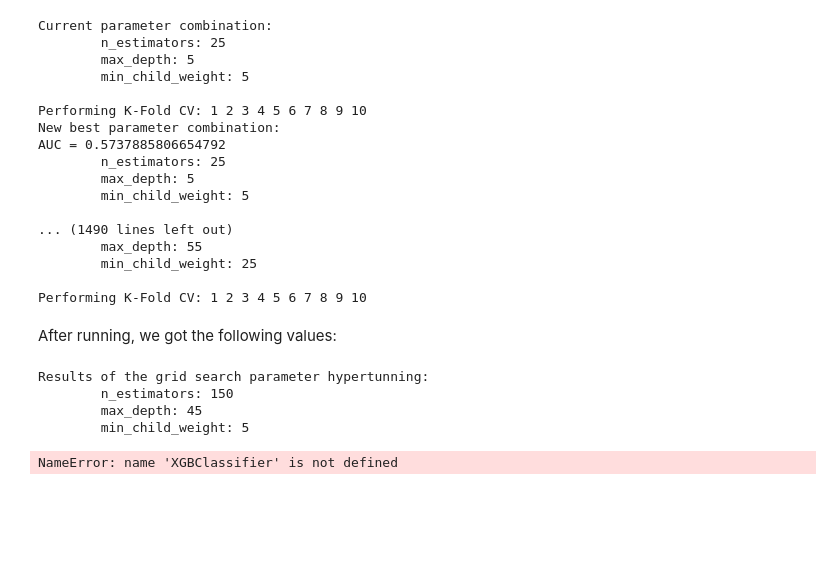
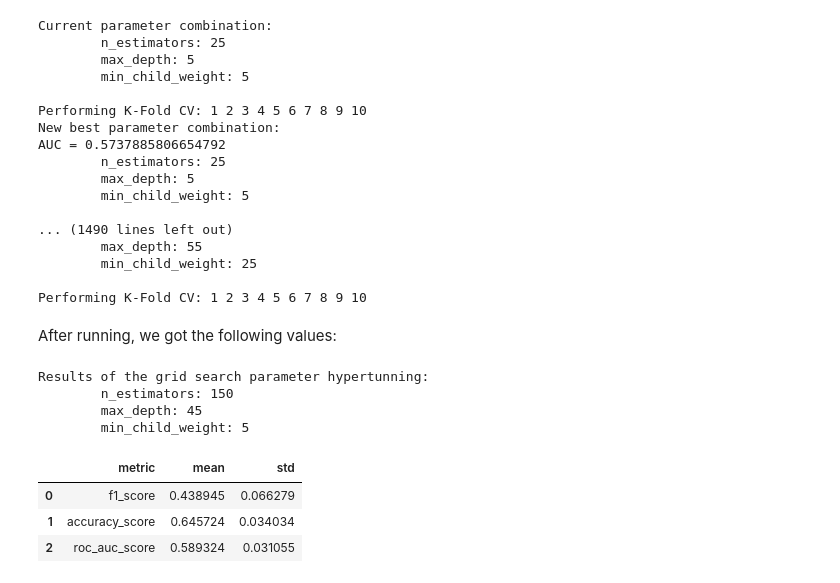
Before and after one commit to barbara-san/LabIACD-Project-1, a Jupyter notebook: Delivery/xgboost_parameter_hypertuning.ipynb, the cells around one changed output. Cells and saved outputs as stored; diff of their text form; code cells hidden in the pictures; blank space fills up the shorter version.

```diff
--- a/Delivery/xgboost_parameter_hypertuning.ipynb
+++ b/Delivery/xgboost_parameter_hypertuning.ipynb
@@ -82,14 +82,16 @@ Results of the grid search parameter hypertunning:
         min_child_weight: 5
 # %%
 best = {
-    'n_estimators': 100,
-	'max_depth': 5,
+    'n_estimators': 150,
+	'max_depth': 45,
 	'min_child_weight': 5,
-    'random_state': 1
 }
 model = XGBClassifier(**best)
 scores = k_fold_cv(model, df, pca_components=100)
 metrics_results = mean_std_results_k_fold_CV(scores)
 metrics_results
 # %% [output]
-NameError: name 'XGBClassifier' is not defined
+|  | metric | mean | std |
+| 0 | f1_score | 0.438945 | 0.066279 |
+| 1 | accuracy_score | 0.645724 | 0.034034 |
+| 2 | roc_auc_score | 0.589324 | 0.031055 |
```
Also changed, not shown: 2 other files.
